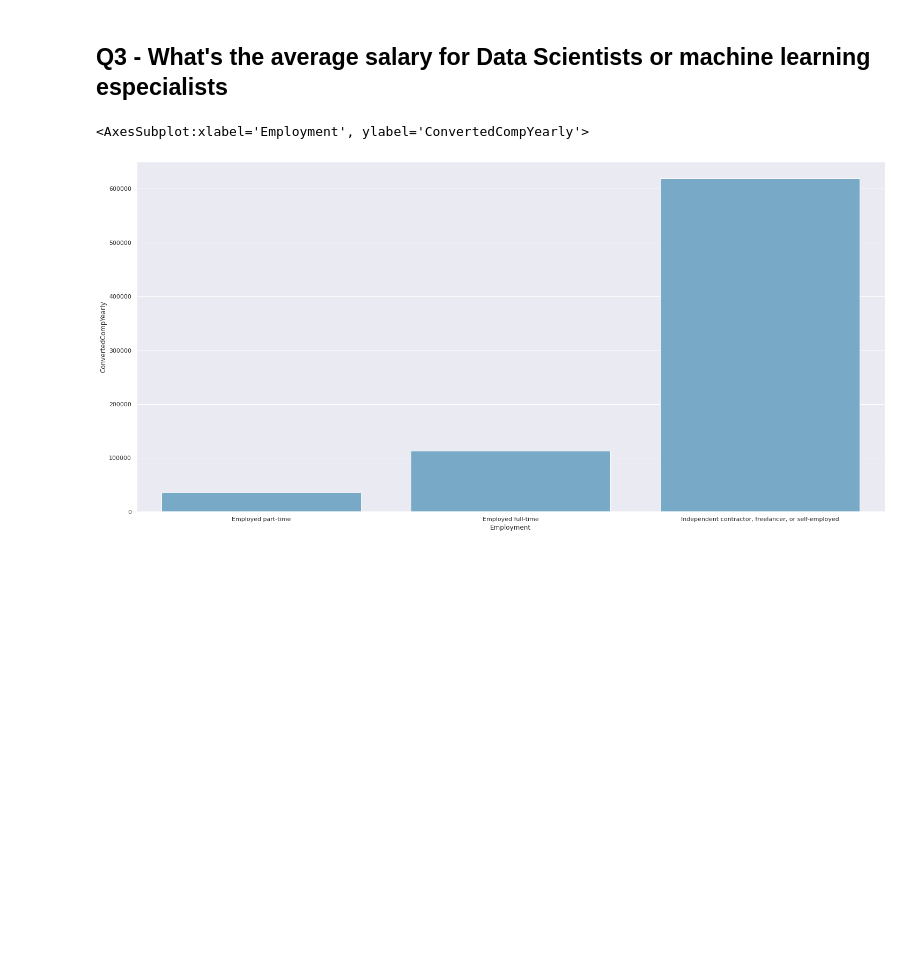
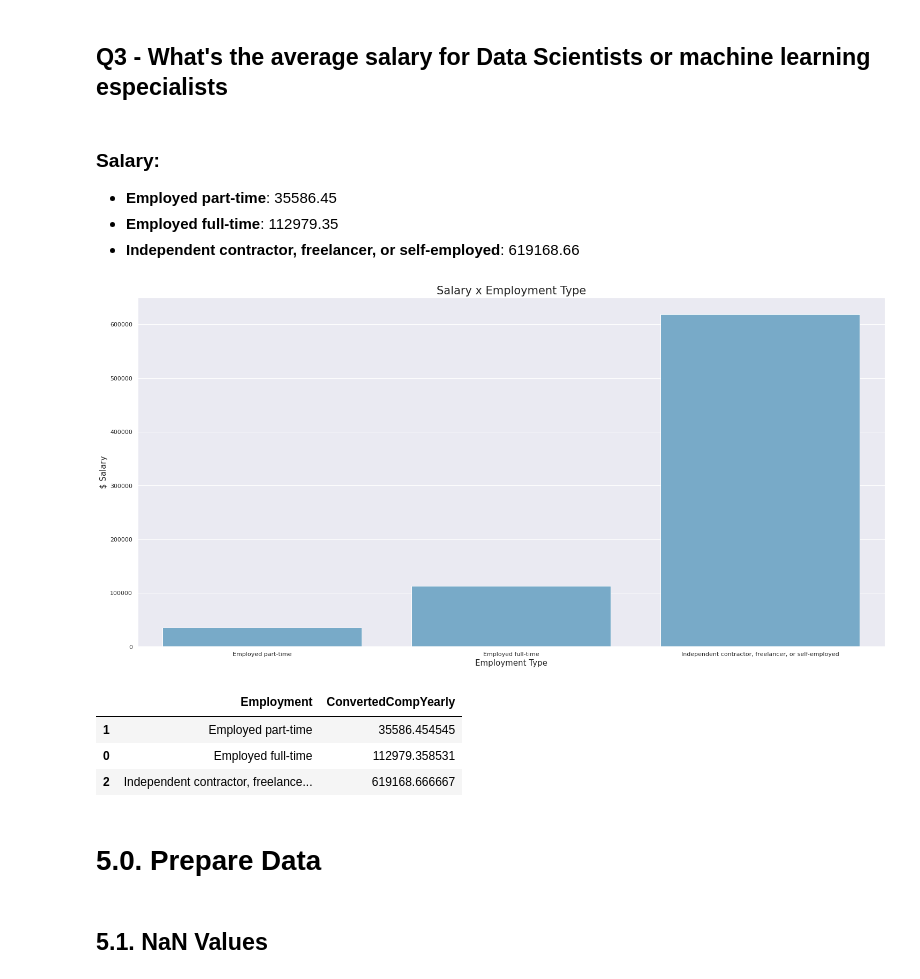
Before and after one commit to tadeucbm/AnalysisStackoverflow, a Jupyter notebook: notebook.ipynb, the cells around one changed output. Cells and saved outputs as stored; diff of their text form; code cells hidden in the pictures; blank space fills up the shorter version.

```diff
--- a/notebook.ipynb
+++ b/notebook.ipynb
@@ -112,0 +108,4 @@ def count_list_series(df, column, sep=';'):
+# %%
+df3 = df3.loc[:, ['ResponseId', 'Employment', 'YearsCode',
+              'LanguageHaveWorkedWith', 'DatabaseHaveWorkedWith',
+              'PlatformHaveWorkedWith', 'ConvertedCompYearly']]
@@ -113,6 +114,2 @@ def count_list_series(df, column, sep=';'):
 # %%
-# drop na values
-df_aux = df2.dropna(axis=0, subset=['DevType'])
-
-# select only data scientists
-df_aux = df_aux.loc[df_aux['DevType'] == 'Data scientist or machine learning specialist', :]
+df4 = df3.copy()
@@ -141,5 +249,5 @@ sns.barplot(x='Percentage', y='Value', data=df_language[:10], palette=sns.color_
 # %%
-df_aux.loc[df_aux['YearsCode'] == 'Less than 1 year', 'YearsCode'] = 0
-df_years_code = df_aux['YearsCode'].dropna().astype('int64')
+df4.loc[df4['YearsCode'] == 'Less than 1 year', 'YearsCode'] = 0
+df_years_code = df4['YearsCode'].dropna().astype('int64')
 # %%
 sns.distplot(df_years_code)
@@ -158,12 +282,32 @@ sns.barplot(data=df_proportions_years_code, x='Years Group', y='Percentage',
 # %% [markdown]
 ## Q3 - What's the average salary for Data Scientists or machine learning especialists
+# %% [markdown]
+### Salary:
+- **Employed part-time**: 35586.45
+- **Employed full-time**: 112979.35
+- **Independent contractor, freelancer, or self-employed**: 619168.66
 # %%
-df_salary = df_aux[['Employment', 'ConvertedCompYearly']].groupby('Employment').mean().reset_index().sort_values(by='ConvertedCompYearly')
+df_salary = df4[['Employment', 'ConvertedCompYearly']].groupby('Employment').mean().reset_index().sort_values(by='ConvertedCompYearly')
 # %%
 df_salary.dropna(inplace=True)
 # %%
 sns.barplot(x='Employment', y='ConvertedCompYearly', data=df_salary,
             palette=sns.color_palette('Blues', 1))
+
+# Graph configuration
+plt.title('Salary x Employment Type', fontsize=21)
+plt.xlabel('Employment Type', fontsize=15)
+plt.ylabel('$ Salary', fontsize=15)
+
+plt.savefig('./images/salary')
 # %% [output]
-<AxesSubplot:xlabel='Employment', ylabel='ConvertedCompYearly'>
-[figure, old version]
+[figure, new version]
+# %%
+df_salary
+# %% [output]
+|  | Employment | ConvertedCompYearly |
+| 1 | Employed part-time | 35586.454545 |
+| 0 | Employed full-time | 112979.358531 |
+| 2 | Independent contractor, freelance... | 619168.666667 |
+# %% [markdown]
+# 5.0. Prepare Data
@@ -169,0 +316,2 @@ sns.barplot(x='Employment', y='ConvertedCompYearly', data=df_salary,
+# %% [markdown]
+## 5.1. NaN Values
```
Also changed, not shown: parts of 68 cells of this notebook, 5 other files.
